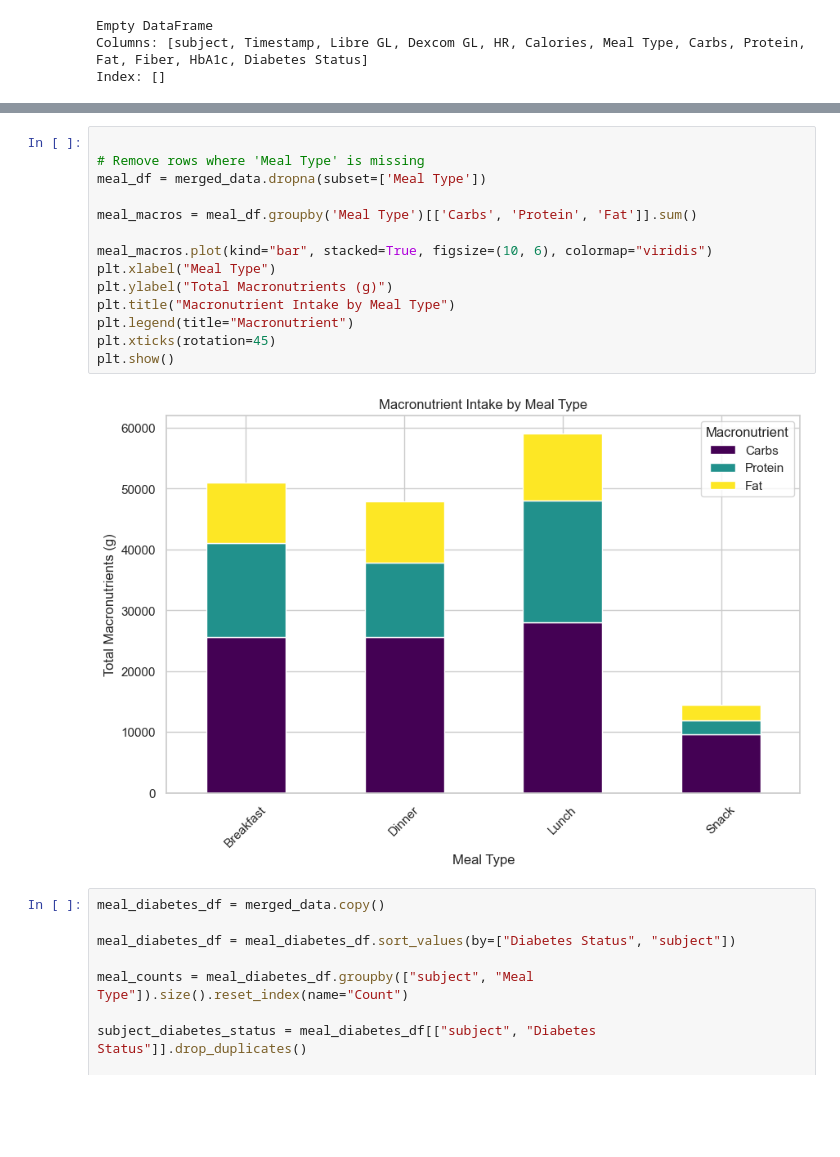
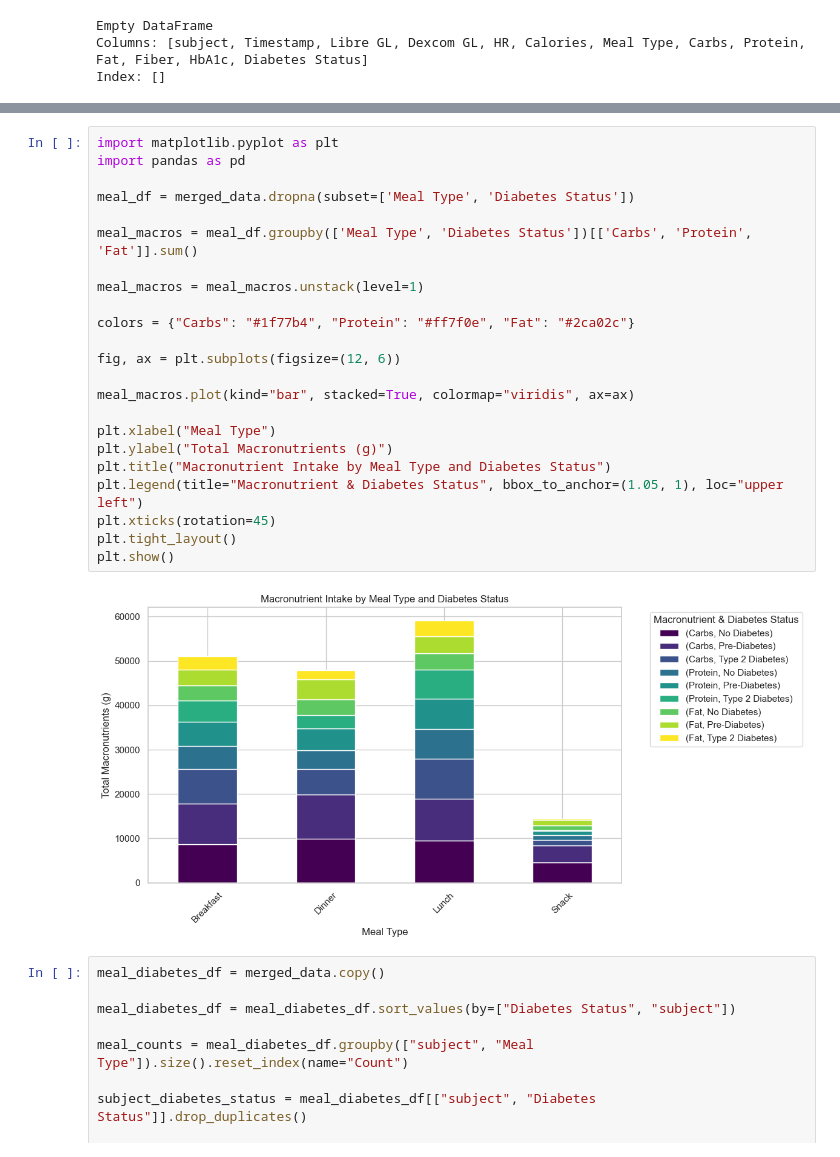
Before and after one commit to YooNice100/CGMacros, a Jupyter notebook: worko.ipynb, the cells around one changed output, grey strips where cells are left out. Cells and saved outputs as stored; diff of their text form; blank space fills up the shorter version.

Commit message:
make static graphs

```diff
--- a/worko.ipynb
+++ b/worko.ipynb
@@ -119,19 +124,28 @@ Index: []
 # %%
+import matplotlib.pyplot as plt
+import pandas as pd
 
-# Remove rows where 'Meal Type' is missing
-meal_df = merged_data.dropna(subset=['Meal Type'])
+meal_df = merged_data.dropna(subset=['Meal Type', 'Diabetes Status'])
 
-meal_macros = meal_df.groupby('Meal Type')[['Carbs', 'Protein', 'Fat']].sum()
+meal_macros = meal_df.groupby(['Meal Type', 'Diabetes Status'])[['Carbs', 'Protein', 'Fat']].sum()
 
-meal_macros.plot(kind="bar", stacked=True, figsize=(10, 6), colormap="viridis")
+meal_macros = meal_macros.unstack(level=1)
+
+colors = {"Carbs": "#1f77b4", "Protein": "#ff7f0e", "Fat": "#2ca02c"}
+
+fig, ax = plt.subplots(figsize=(12, 6))
+
+meal_macros.plot(kind="bar", stacked=True, colormap="viridis", ax=ax)
+
 plt.xlabel("Meal Type")
 plt.ylabel("Total Macronutrients (g)")
-plt.title("Macronutrient Intake by Meal Type")
-plt.legend(title="Macronutrient")
+plt.title("Macronutrient Intake by Meal Type and Diabetes Status")
+plt.legend(title="Macronutrient & Diabetes Status", bbox_to_anchor=(1.05, 1), loc="upper left")
 plt.xticks(rotation=45)
+plt.tight_layout()
 plt.show()
 # %% [output]
-[figure, old version]
+[figure, new version]
 # %%
 meal_diabetes_df = merged_data.copy()
 
```
Also changed, not shown: parts of 6 cells of this notebook.
